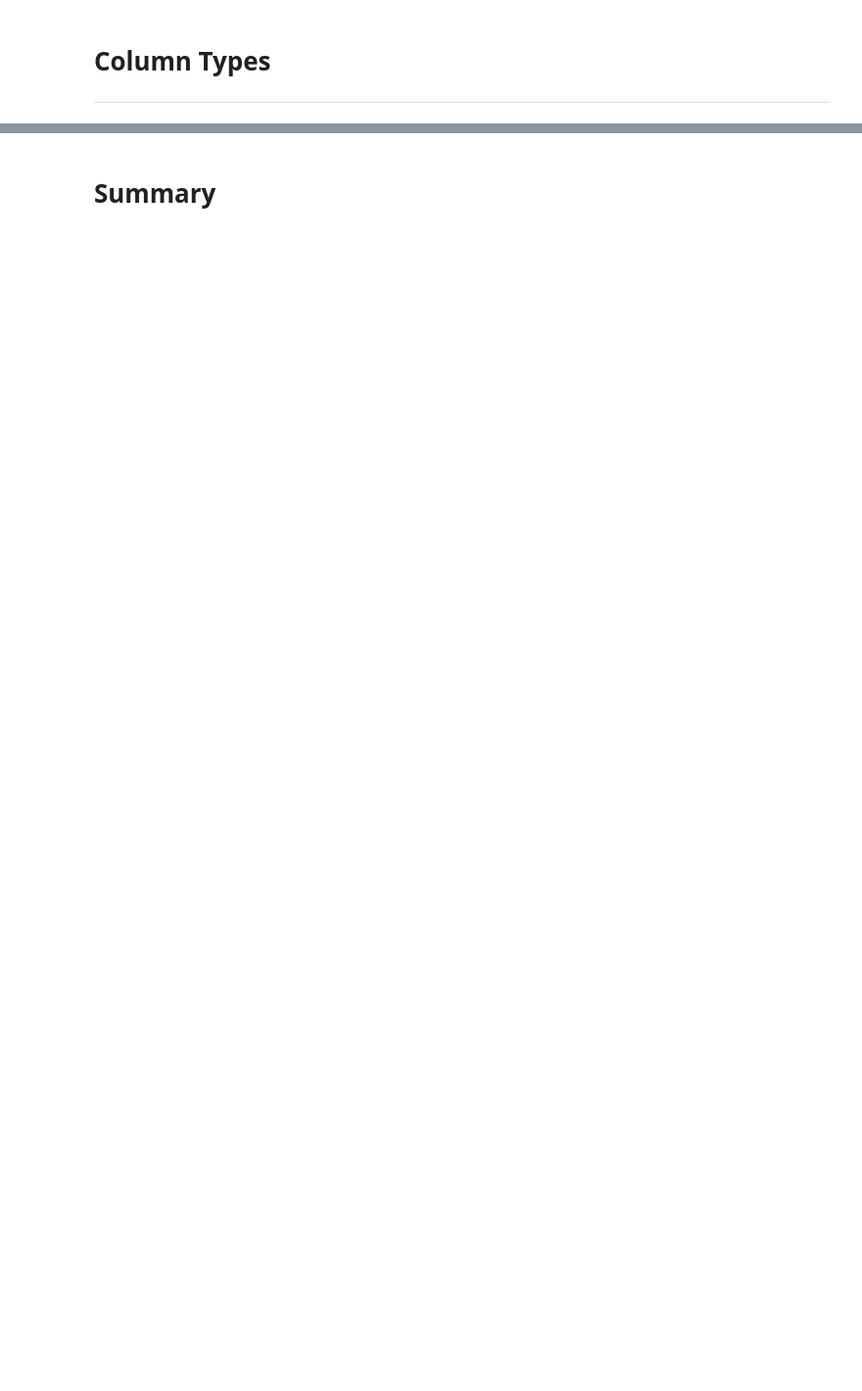
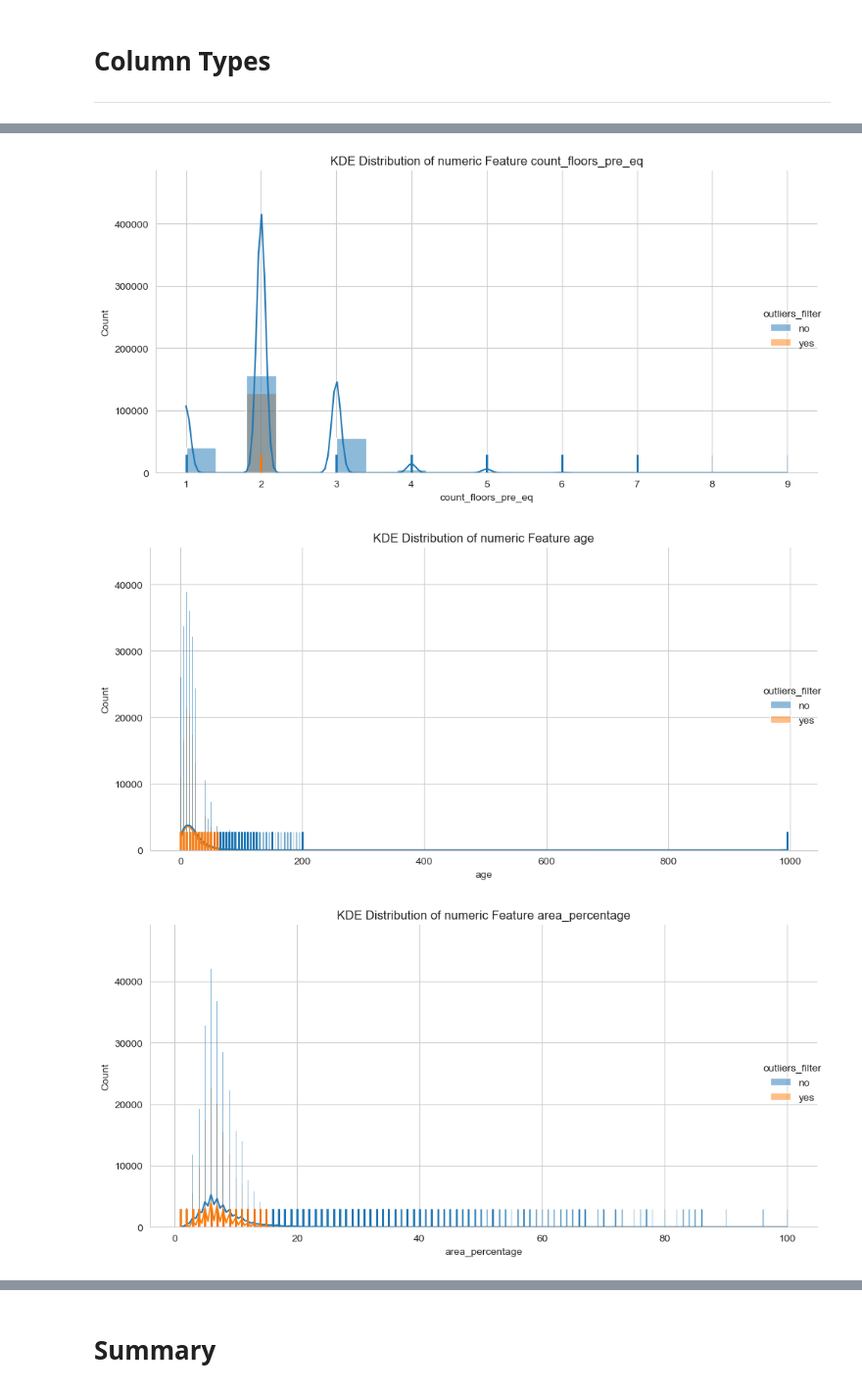
Before and after one commit to nina-prog/richters-predictor-modeling-earthquake-damage, a Jupyter notebook: notebooks/week02/week02-data-cleaning.ipynb, the cells around one changed output, grey strips where cells are left out. Shown: that part at 98% size. Drawn from its saved outputs; the diff is of its cells as text; code cells hidden in the pictures; blank space fills up the shorter version.

Commit message:
Filter and replace or drop outliers

```diff
--- a/notebooks/week02/week02-data-cleaning.ipynb
+++ b/notebooks/week02/week02-data-cleaning.ipynb
@@ -33,6 +62,6 @@ def format_dtypes(df):
 
     return df
 # %%
-df_train = format_dtypes(train)
+df_train = format_dtypes(df_train)
 # %%
 df_train.info()
@@ -45,0 +174,11 @@ def find_outliers(df, replace=True, drop=False):
+# %%
+binary_encoded_cols = [x for x in df_train.columns if x.startswith("has_")]
+columns_to_ignore = ["building_id", "geo_level_1_id", "geo_level_2_id", "geo_level_3_id", ]
+# %%
+# Dataframe without outliers
+no_outliers = handle_outliers_IQR(df_train, method="hard_drop", ignore_cols=columns_to_ignore+binary_encoded_cols)
+# %%
+%%time
+outliers = df_train.assign(outliers_filter="no")
+no_outliers = no_outliers.assign(outliers_filter="yes")
+data = pd.concat([outliers, no_outliers])
@@ -45,0 +188,15 @@ def find_outliers(df, replace=True, drop=False):
+# %%
+%%time
+numeric_cols = data.select_dtypes(include=np.number).columns.tolist()
+# plot kde
+for feature in [col for col in numeric_cols if col not in (columns_to_ignore+binary_encoded_cols)]:
+    g = sns.displot(data=data, x=feature, kind="kde", rug=True, rug_kws={"color": "g", "alpha": 0.3, "linewidth": 1, "height":0.06}, hue="outliers_filter",)
+    g.figure.set_figwidth(10)
+    g.figure.set_figheight(5)
+    g.set(title=f"KDE Distribution of numeric Feature {feature}")
+    plt.tight_layout()
+    plt.show()
+# %% [output]
+[figure, added]
+[figure, added]
+[figure, added]
```
Also changed, not shown: parts of 15 cells of this notebook.
